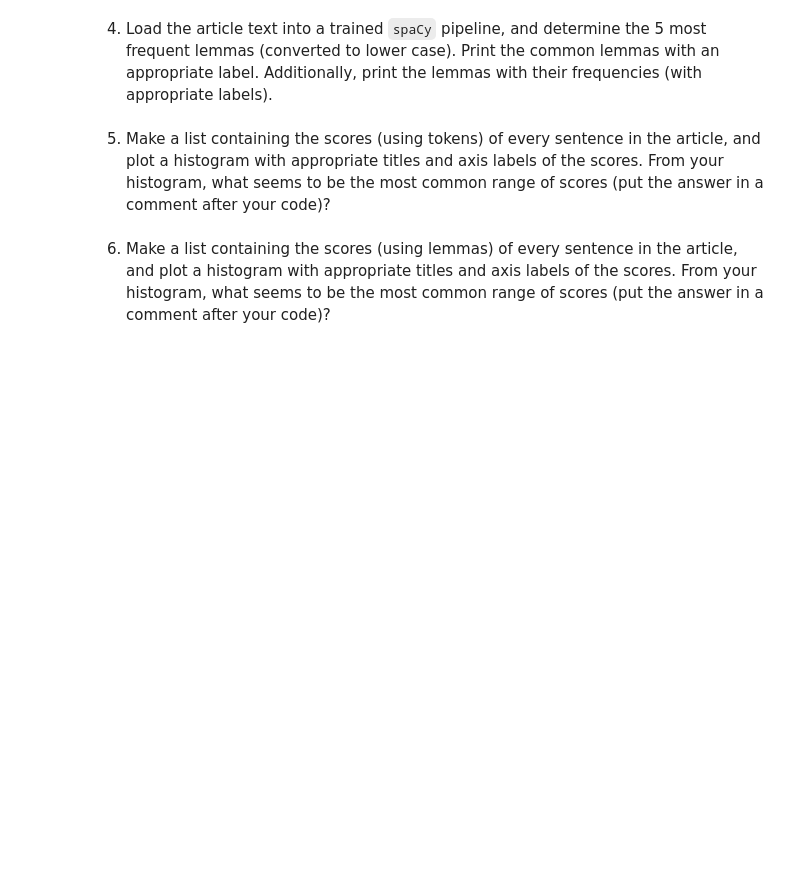
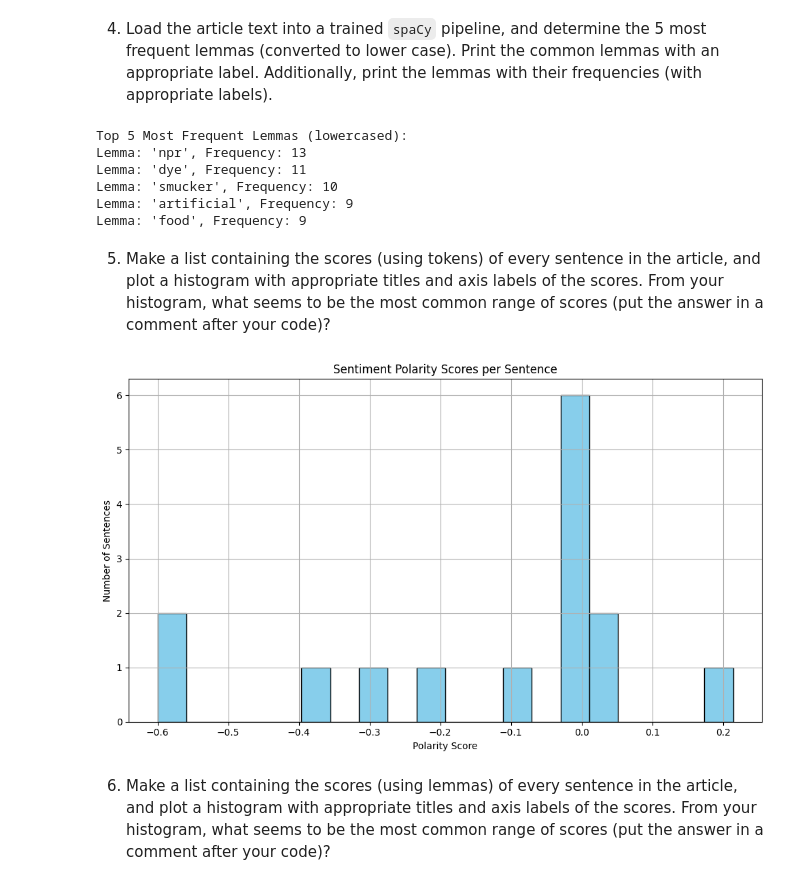
Before and after one commit to mkunta1/article-summarizer, a Jupyter notebook: article-summarizer.ipynb, the cells around one changed output. Saved outputs shown, nothing was run; the diff lists cells and outputs as text; code cells hidden in the pictures; blank space fills up the shorter version.

```diff
--- a/article-summarizer.ipynb
+++ b/article-summarizer.ipynb
@@ -69,6 +110,76 @@ HTML content saved to 'captech_article.html'
 # %% [markdown]
 4. Load the article text into a trained `spaCy` pipeline, and determine the 5 most frequent lemmas (converted to lower case).  Print the common lemmas with an appropriate label.  Additionally, print the lemmas with their frequencies (with appropriate labels).
+# %%
+import spacy
+from collections import Counter
+from bs4 import BeautifulSoup
+
+# Load spaCy model
+nlp = spacy.load("en_core_web_sm")
+
+# Read and parse HTML
+with open("captech_article.html", "r", encoding="utf-8") as f:
+    html = f.read()
+soup = BeautifulSoup(html, "html.parser")
+text = soup.get_text()
+
+# Process text with spaCy
+doc = nlp(text)
+
+# Filter and lemmatize: lowercase, alphabetic, non-stop
+lemmas = [token.lemma_.lower() for token in doc if token.is_alpha and not token.is_stop]
+
+# Count and get top 5
+lemma_freq = Counter(lemmas).most_common(5)
+
+# Print results
+print("Top 5 Most Frequent Lemmas (lowercased):")
+for lemma, count in lemma_freq:
+    print(f"Lemma: '{lemma}', Frequency: {count}")
+# %% [output]
+Top 5 Most Frequent Lemmas (lowercased):
+Lemma: 'npr', Frequency: 13
+Lemma: 'dye', Frequency: 11
+Lemma: 'smucker', Frequency: 10
+Lemma: 'artificial', Frequency: 9
+Lemma: 'food', Frequency: 9
 # %% [markdown]
 5. Make a list containing the scores (using tokens) of every sentence in the article, and plot a histogram with appropriate titles and axis labels of the scores. From your histogram, what seems to be the most common range of scores (put the answer in a comment after your code)?
+# %%
+import spacy
+from spacytextblob.spacytextblob import SpacyTextBlob
+from bs4 import BeautifulSoup
+import matplotlib.pyplot as plt
+
+# Load and configure spaCy pipeline
+nlp = spacy.load("en_core_web_sm")
+if "spacytextblob" not in nlp.pipe_names:
+    nlp.add_pipe("spacytextblob")
+
+# Read HTML and extract text
+with open("captech_article.html", "r", encoding="utf-8") as f:
+    html = f.read()
+soup = BeautifulSoup(html, "html.parser")
+text = soup.get_text()
+
+# Process full text
+doc = nlp(text)
+
+# Get polarity scores for each sentence
+sentence_scores = [sent._.blob.polarity for sent in doc.sents]
+# Plot histogram
+plt.figure(figsize=(10, 6))
+plt.hist(sentence_scores, bins=20, color='skyblue', edgecolor='black')
+plt.title("Sentiment Polarity Scores per Sentence")
+plt.xlabel("Polarity Score")
+plt.ylabel("Number of Sentences")
+plt.grid(True)
+plt.tight_layout()
+plt.show()
+
+### Most common score range
+# Most sentences have a polarity score of exactly 0.0, indicating a **neutral sentiment** is most common in this article.
+# %% [output]
+[figure, added]
 # %% [markdown]
 6. Make a list containing the scores (using lemmas) of every sentence in the article, and plot a histogram with appropriate titles and axis labels of the scores.  From your histogram, what seems to be the most common range of scores (put the answer in a comment after your code)?
```
Also changed, not shown: parts of 12 cells of this notebook, 2 other files.
